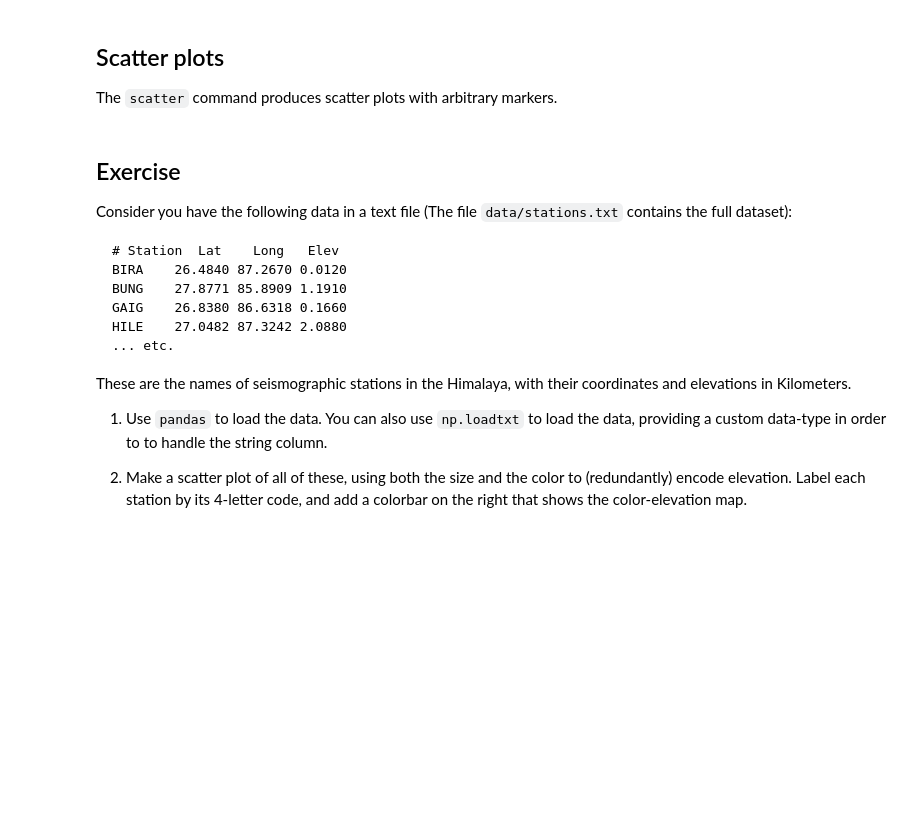
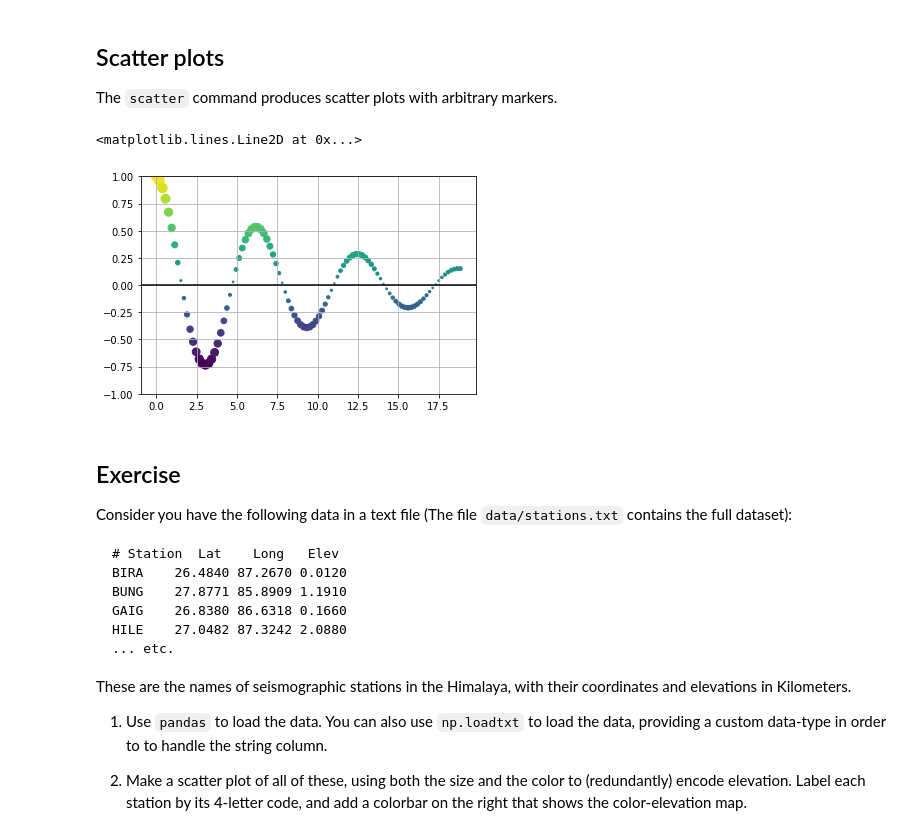
Before and after one commit to profjsb/ml_course, a Jupyter notebook: Lectures/1_ComputationalAndInferentialThinking/02a_matplotlib_and_seaborn.ipynb, the cells around one changed output. Cells and saved outputs as stored; diff of their text form; code cells hidden in the pictures; blank space fills up the shorter version.

```diff
--- a/Lectures/1_ComputationalAndInferentialThinking/02a_matplotlib_and_seaborn.ipynb
+++ b/Lectures/1_ComputationalAndInferentialThinking/02a_matplotlib_and_seaborn.ipynb
@@ -404,16 +453,19 @@ The ``scatter`` command produces scatter plots with arbitrary markers.
 # %%
 from matplotlib import cm    # cm == colormap
 
 t = np.linspace(0.0, 6*np.pi, 100)
 y = np.exp(-0.1 * t) * np.cos(t)
 phase = t % (2 * np.pi)
 
 f, ax = plt.subplots()
-ax.scatter(t, y, s=100 * abs(y), c=y, cmap=cm.jet)
+ax.scatter(t, y, s=100 * abs(y), c=y, cmap=cm.viridis)
 ax.set_ylim(-1, 1)
 
 ax.grid()
 ax.axhline(color='black')
+# %% [output]
+<matplotlib.lines.Line2D at 0x...>
+[figure, added]
 # %% [markdown]
 <div class="exercise">
 
```
Also changed, not shown: parts of 36 cells of this notebook, 12 other files.
